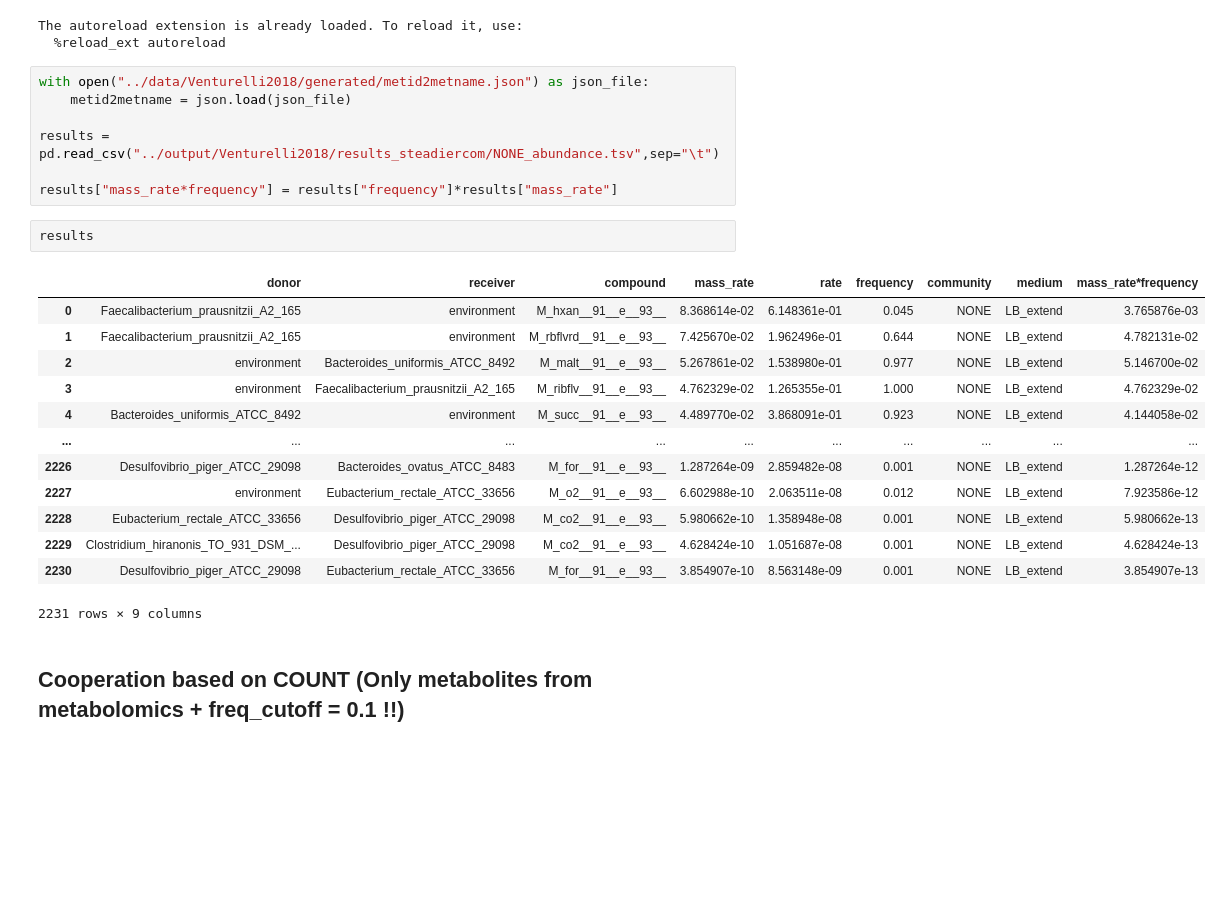
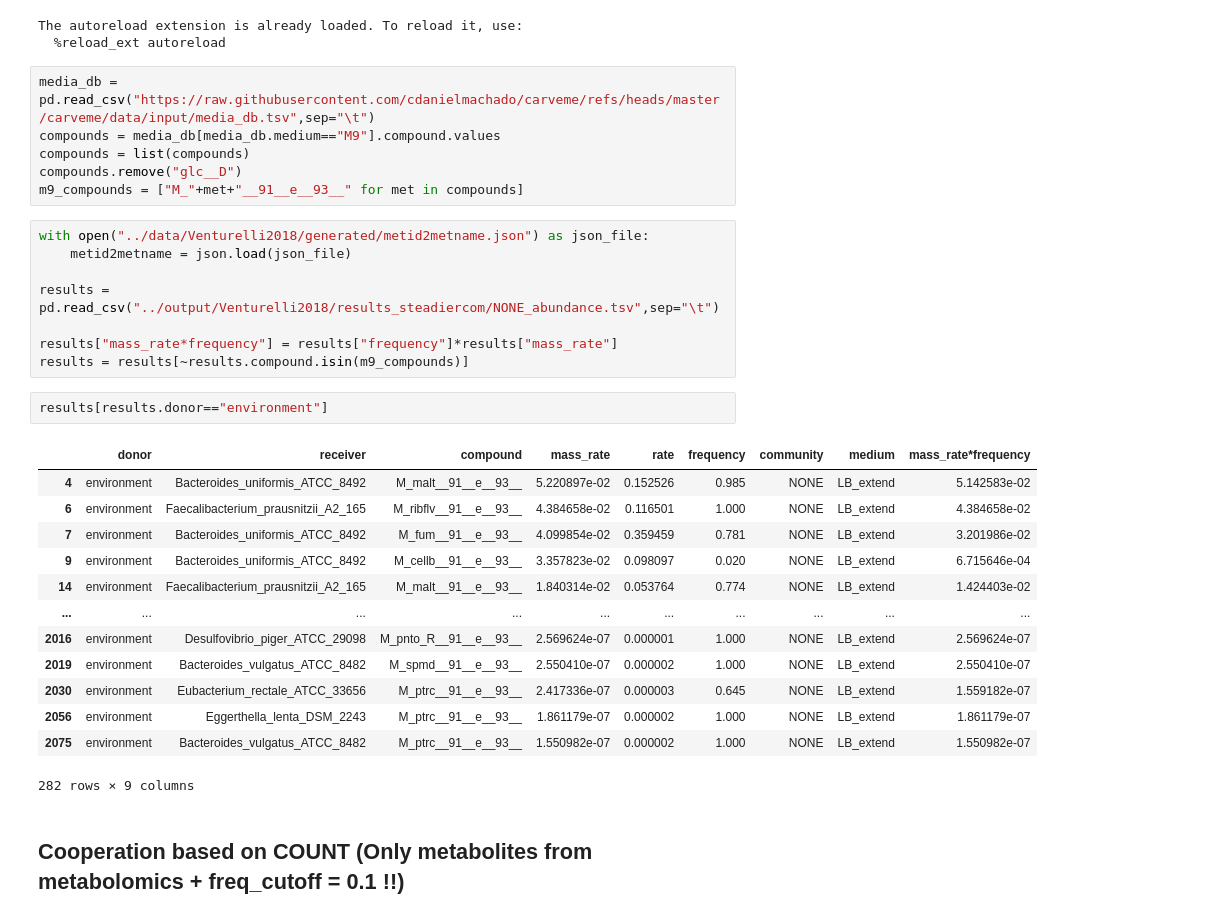
Before and after one commit to IdunBurgos/SteadierCom-Case-Studies, a Jupyter notebook: notebooks/2.2. Analyze SteadierCom results - cooperation- frequency - networks - between members.ipynb, the cells around one changed output. Saved outputs shown, nothing was run; the diff lists cells and outputs as text; blank space fills up the shorter version.

```diff
--- a/notebooks/2.2. Analyze SteadierCom results - cooperation- frequency - networks - between members.ipynb
+++ b/notebooks/2.2. Analyze SteadierCom results - cooperation- frequency - networks - between members.ipynb
@@ -20,6 +20,12 @@ import networks
 # %% [output]
 The autoreload extension is already loaded. To reload it, use:
   %reload_ext autoreload
+# %%
+media_db = pd.read_csv("https://raw.githubusercontent.com/cdanielmachado/carveme/refs/heads/master/carveme/data/input/media_db.tsv",sep="\t")
+compounds = media_db[media_db.medium=="M9"].compound.values
+compounds = list(compounds)
+compounds.remove("glc__D")
+m9_compounds = ["M_"+met+"__91__e__93__" for met in compounds]
 # %%
 with open("../data/Venturelli2018/generated/metid2metname.json") as json_file:
     metid2metname = json.load(json_file)
@@ -27,22 +33,23 @@ with open("../data/Venturelli2018/generated/metid2metname.json") as json_file:
 results = pd.read_csv("../output/Venturelli2018/results_steadiercom/NONE_abundance.tsv",sep="\t")
 
 results["mass_rate*frequency"] = results["frequency"]*results["mass_rate"]
+results = results[~results.compound.isin(m9_compounds)]
 # %%
-results
+results[results.donor=="environment"]
 # %% [output]
 |  | donor | receiver | compound | mass_rate | rate | frequency | community | medium | mass_rate*frequency |
-| 0 | Faecalibacterium_prausnitzii_A2_165 | environment | M_hxan__91__e__93__ | 8.368614e-02 | 6.148361e-01 | 0.045 | NONE | LB_extend | 3.765876e-03 |
-| 1 | Faecalibacterium_prausnitzii_A2_165 | environment | M_rbflvrd__91__e__93__ | 7.425670e-02 | 1.962496e-01 | 0.644 | NONE | LB_extend | 4.782131e-02 |
-| 2 | environment | Bacteroides_uniformis_ATCC_8492 | M_malt__91__e__93__ | 5.267861e-02 | 1.538980e-01 | 0.977 | NONE | LB_extend | 5.146700e-02 |
-| 3 | environment | Faecalibacterium_prausnitzii_A2_165 | M_ribflv__91__e__93__ | 4.762329e-02 | 1.265355e-01 | 1.000 | NONE | LB_extend | 4.762329e-02 |
-| 4 | Bacteroides_uniformis_ATCC_8492 | environment | M_succ__91__e__93__ | 4.489770e-02 | 3.868091e-01 | 0.923 | NONE | LB_extend | 4.144058e-02 |
+| 4 | environment | Bacteroides_uniformis_ATCC_8492 | M_malt__91__e__93__ | 5.220897e-02 | 0.152526 | 0.985 | NONE | LB_extend | 5.142583e-02 |
+| 6 | environment | Faecalibacterium_prausnitzii_A2_165 | M_ribflv__91__e__93__ | 4.384658e-02 | 0.116501 | 1.000 | NONE | LB_extend | 4.384658e-02 |
+| 7 | environment | Bacteroides_uniformis_ATCC_8492 | M_fum__91__e__93__ | 4.099854e-02 | 0.359459 | 0.781 | NONE | LB_extend | 3.201986e-02 |
+| 9 | environment | Bacteroides_uniformis_ATCC_8492 | M_cellb__91__e__93__ | 3.357823e-02 | 0.098097 | 0.020 | NONE | LB_extend | 6.715646e-04 |
+| 14 | environment | Faecalibacterium_prausnitzii_A2_165 | M_malt__91__e__93__ | 1.840314e-02 | 0.053764 | 0.774 | NONE | LB_extend | 1.424403e-02 |
 | ... | ... | ... | ... | ... | ... | ... | ... | ... | ... |
-| 2226 | Desulfovibrio_piger_ATCC_29098 | Bacteroides_ovatus_ATCC_8483 | M_for__91__e__93__ | 1.287264e-09 | 2.859482e-08 | 0.001 | NONE | LB_extend | 1.287264e-12 |
-| 2227 | environment | Eubacterium_rectale_ATCC_33656 | M_o2__91__e__93__ | 6.602988e-10 | 2.063511e-08 | 0.012 | NONE | LB_extend | 7.923586e-12 |
-| 2228 | Eubacterium_rectale_ATCC_33656 | Desulfovibrio_piger_ATCC_29098 | M_co2__91__e__93__ | 5.980662e-10 | 1.358948e-08 | 0.001 | NONE | LB_extend | 5.980662e-13 |
-| 2229 | Clostridium_hiranonis_TO_931_DSM_... | Desulfovibrio_piger_ATCC_29098 | M_co2__91__e__93__ | 4.628424e-10 | 1.051687e-08 | 0.001 | NONE | LB_extend | 4.628424e-13 |
-| 2230 | Desulfovibrio_piger_ATCC_29098 | Eubacterium_rectale_ATCC_33656 | M_for__91__e__93__ | 3.854907e-10 | 8.563148e-09 | 0.001 | NONE | LB_extend | 3.854907e-13 |
+| 2016 | environment | Desulfovibrio_piger_ATCC_29098 | M_pnto_R__91__e__93__ | 2.569624e-07 | 0.000001 | 1.000 | NONE | LB_extend | 2.569624e-07 |
+| 2019 | environment | Bacteroides_vulgatus_ATCC_8482 | M_spmd__91__e__93__ | 2.550410e-07 | 0.000002 | 1.000 | NONE | LB_extend | 2.550410e-07 |
+| 2030 | environment | Eubacterium_rectale_ATCC_33656 | M_ptrc__91__e__93__ | 2.417336e-07 | 0.000003 | 0.645 | NONE | LB_extend | 1.559182e-07 |
+| 2056 | environment | Eggerthella_lenta_DSM_2243 | M_ptrc__91__e__93__ | 1.861179e-07 | 0.000002 | 1.000 | NONE | LB_extend | 1.861179e-07 |
+| 2075 | environment | Bacteroides_vulgatus_ATCC_8482 | M_ptrc__91__e__93__ | 1.550982e-07 | 0.000002 | 1.000 | NONE | LB_extend | 1.550982e-07 |
-2231 rows × 9 columns
+282 rows × 9 columns
 # %% [markdown]
 ## Cooperation based on COUNT (Only metabolites from metabolomics + freq_cutoff = 0.1 !!)
 # %%
```
Also changed, not shown: parts of 36 cells of this notebook, 21 other files.
